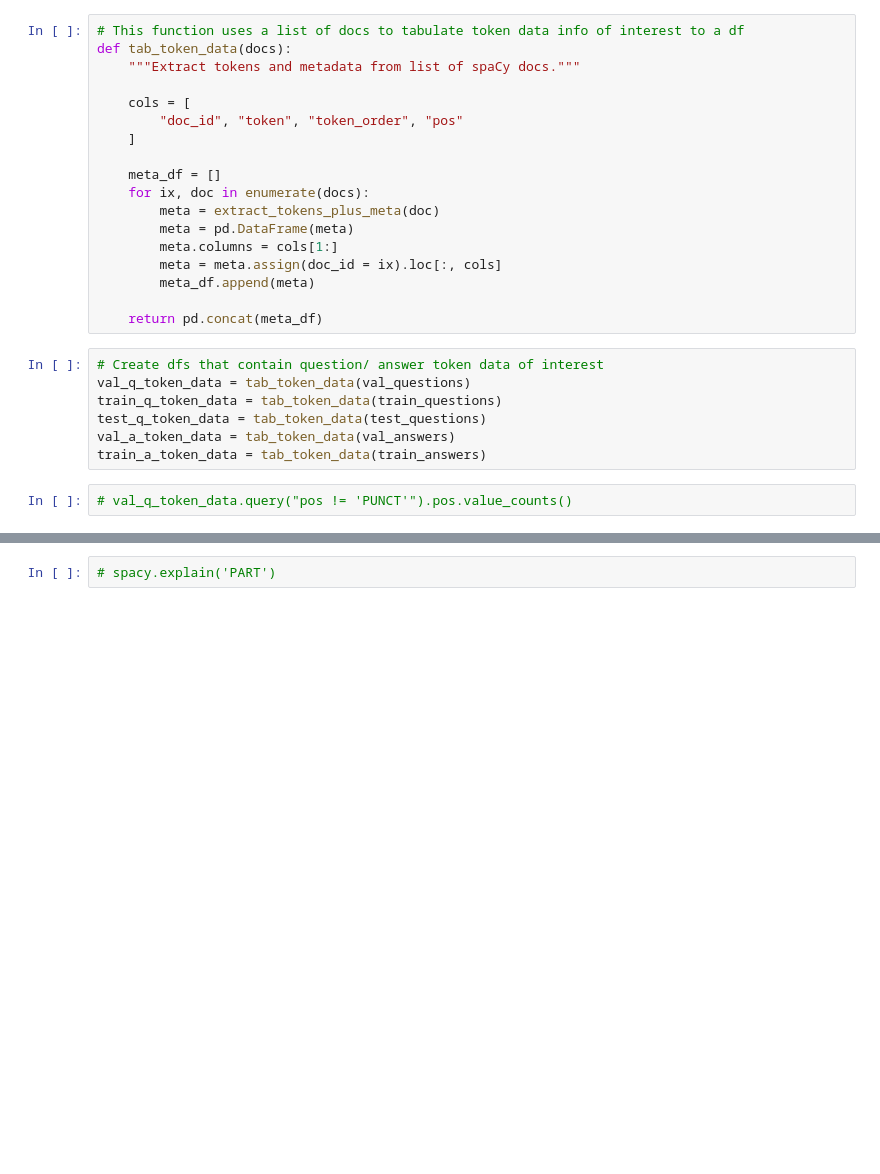
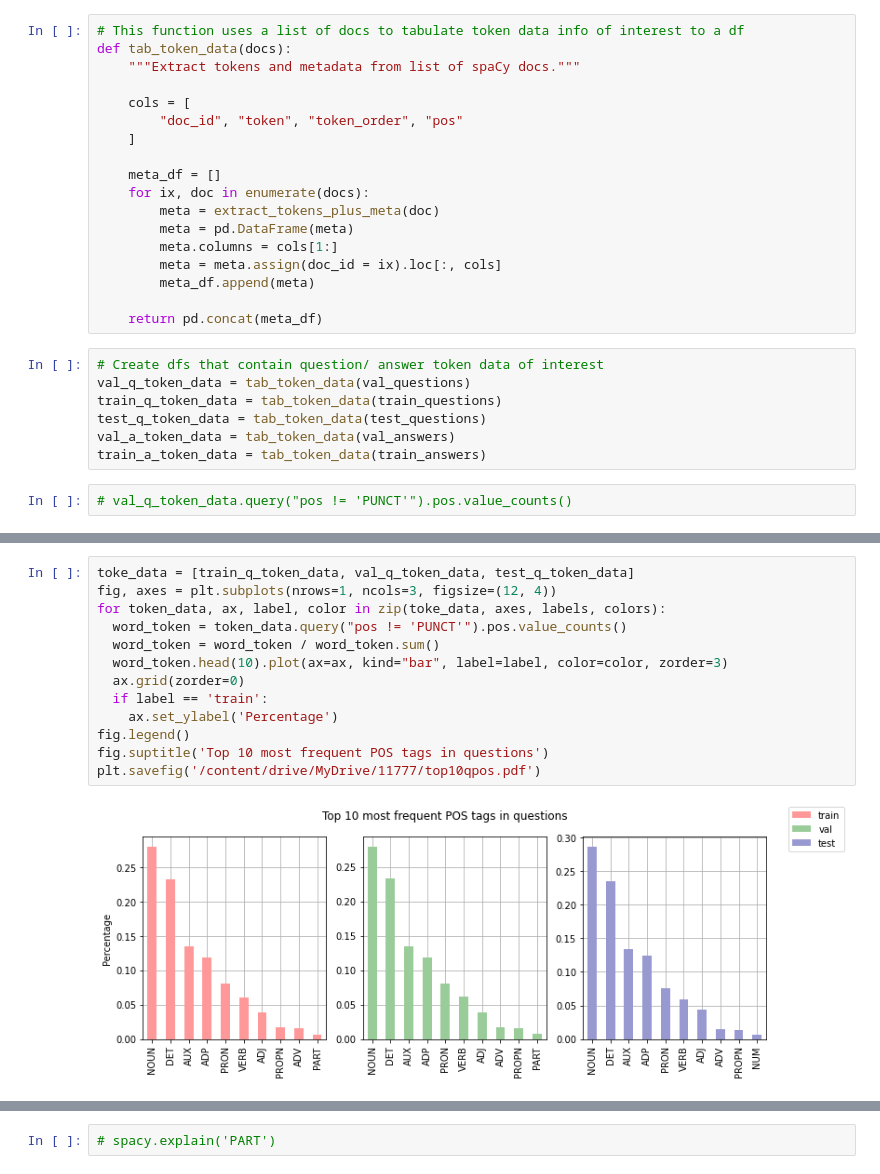
Before and after one commit to Willyoung2017/HotpotNet-for-TextVQA, a Jupyter notebook: Data-Analysis/TextVQA_TextAnalysis.ipynb, the cells around one changed output, grey strips where cells are left out. Saved outputs shown, nothing was run; the diff lists cells and outputs as text; blank space fills up the shorter version.

```diff
--- a/Data-Analysis/TextVQA_TextAnalysis.ipynb
+++ b/Data-Analysis/TextVQA_TextAnalysis.ipynb
@@ -156,0 +258,15 @@ analyze_questions(test_text, test_q_token_data, 'test_', path)
+# %%
+toke_data = [train_q_token_data, val_q_token_data, test_q_token_data]
+fig, axes = plt.subplots(nrows=1, ncols=3, figsize=(12, 4))
+for token_data, ax, label, color in zip(toke_data, axes, labels, colors):
+  word_token = token_data.query("pos != 'PUNCT'").pos.value_counts()
+  word_token = word_token / word_token.sum()
+  word_token.head(10).plot(ax=ax, kind="bar", label=label, color=color, zorder=3)
+  ax.grid(zorder=0)
+  if label == 'train':
+    ax.set_ylabel('Percentage')
+fig.legend()
+fig.suptitle('Top 10 most frequent POS tags in questions')
+plt.savefig('/content/drive/MyDrive/11777/top10qpos.pdf')
+# %% [output]
+[figure, added]
```
Also changed, not shown: parts of 14 cells of this notebook.
